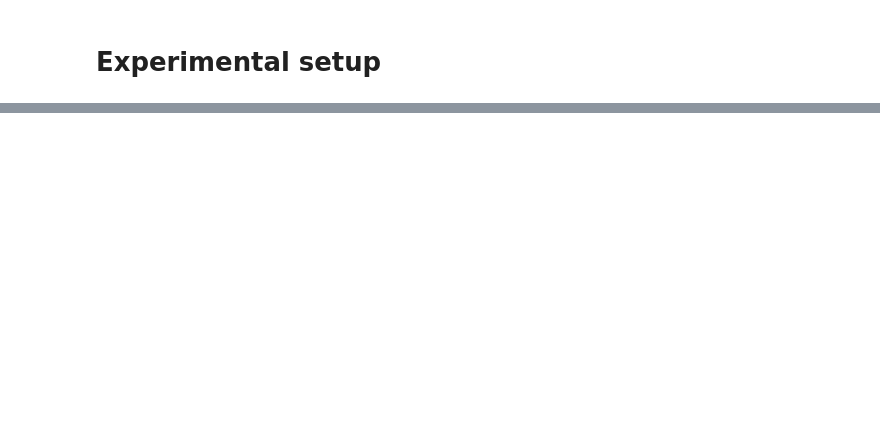
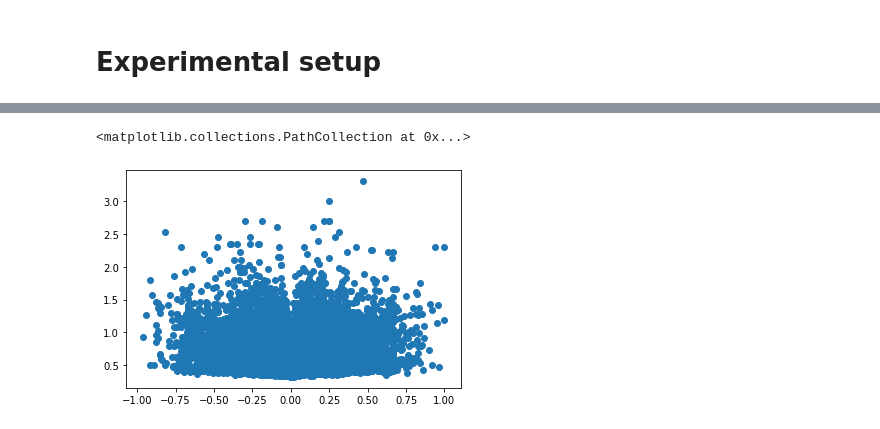
Before and after one commit to kevinhu/mdm4-splicing, a Jupyter notebook: notebooks/a2_suppa2.ipynb, the cells around one changed output, grey strips where cells are left out. Cells and saved outputs as stored; diff of their text form; code cells hidden in the pictures; blank space fills up the shorter version.

```diff
--- a/notebooks/a2_suppa2.ipynb
+++ b/notebooks/a2_suppa2.ipynb
@@ -66,0 +99,23 @@ for sample_name, sample_group in zip(sample_names, sample_groups):
+# %%
+experiments = ["RPL22_oe","RPL22L1_oe","sh704","sh705"]
+splice_types = ["A3","A5","AF","AL","MX","RI","SE"]
+
+def merge_splices(exp):
+    merged_splices = []
+
+    for s in splice_types:
+        diffs = pd.read_csv("../data/intermediate/suppa_diff_psis/"+s+"_"+exp+".dpsi.temp.0",
+                            sep="\t",index_col=0)
+
+        diffs.columns = ["difference","pval"]
+        diffs["type"] = s
+        merged_splices.append(diffs)
+
+    return pd.concat(merged_splices,axis=0)
+
+RPL22_oe = merge_splices("RPL22_oe")
+RPL22L1_oe = merge_splices("RPL22L1_oe")
+sh704 = merge_splices("sh704")
+sh705 = merge_splices("sh705")
+
+# for experiment in experiments:
@@ -66,0 +145,5 @@ for sample_name, sample_group in zip(sample_names, sample_groups):
+# %%
+plt.scatter(RPL22_oe["difference"],-np.log10(RPL22_oe["pval"]))
+# %% [output]
+<matplotlib.collections.PathCollection at 0x...>
+[figure, added]
```
Also changed, not shown: parts of 18 cells of this notebook, 2 other files.
